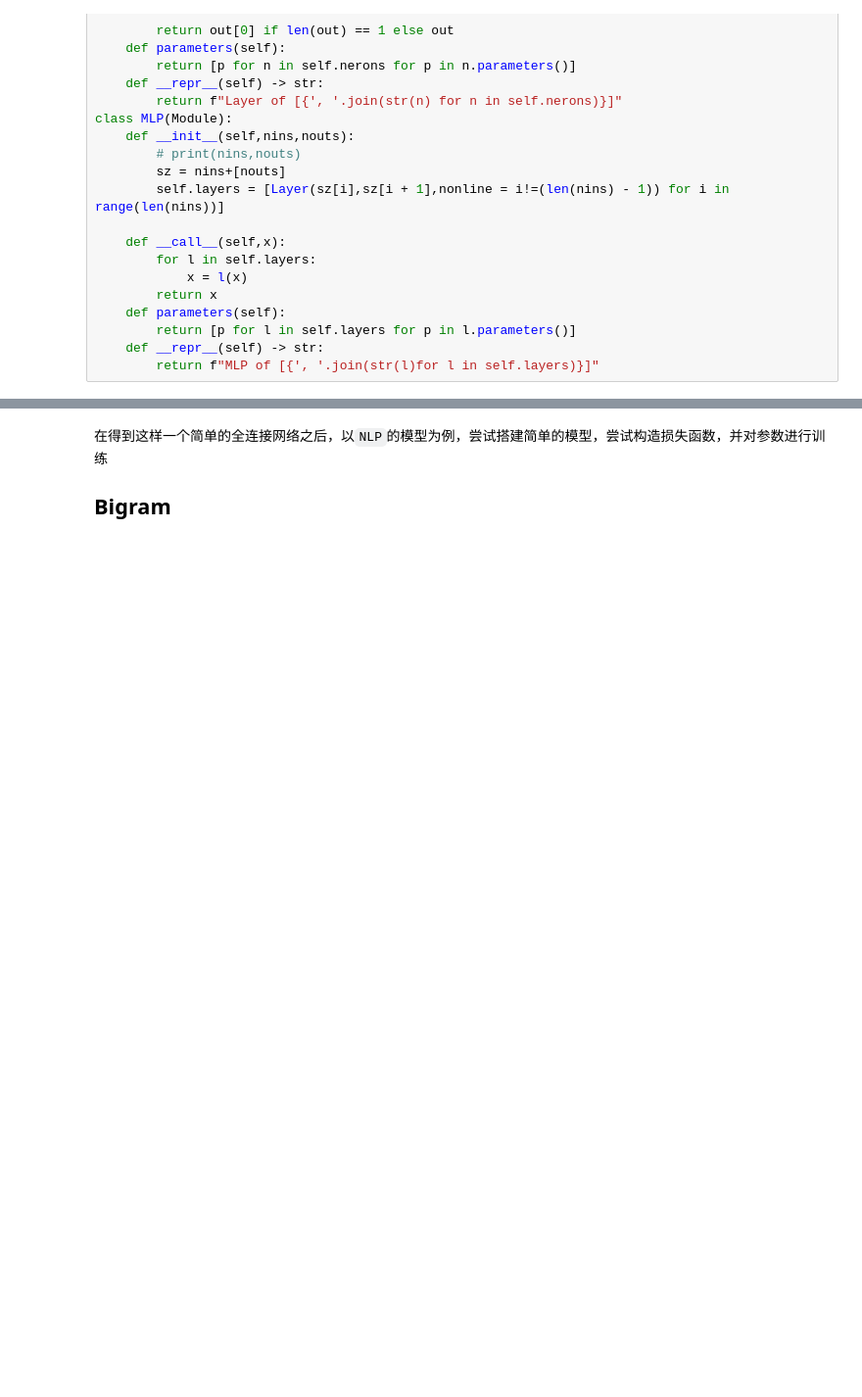
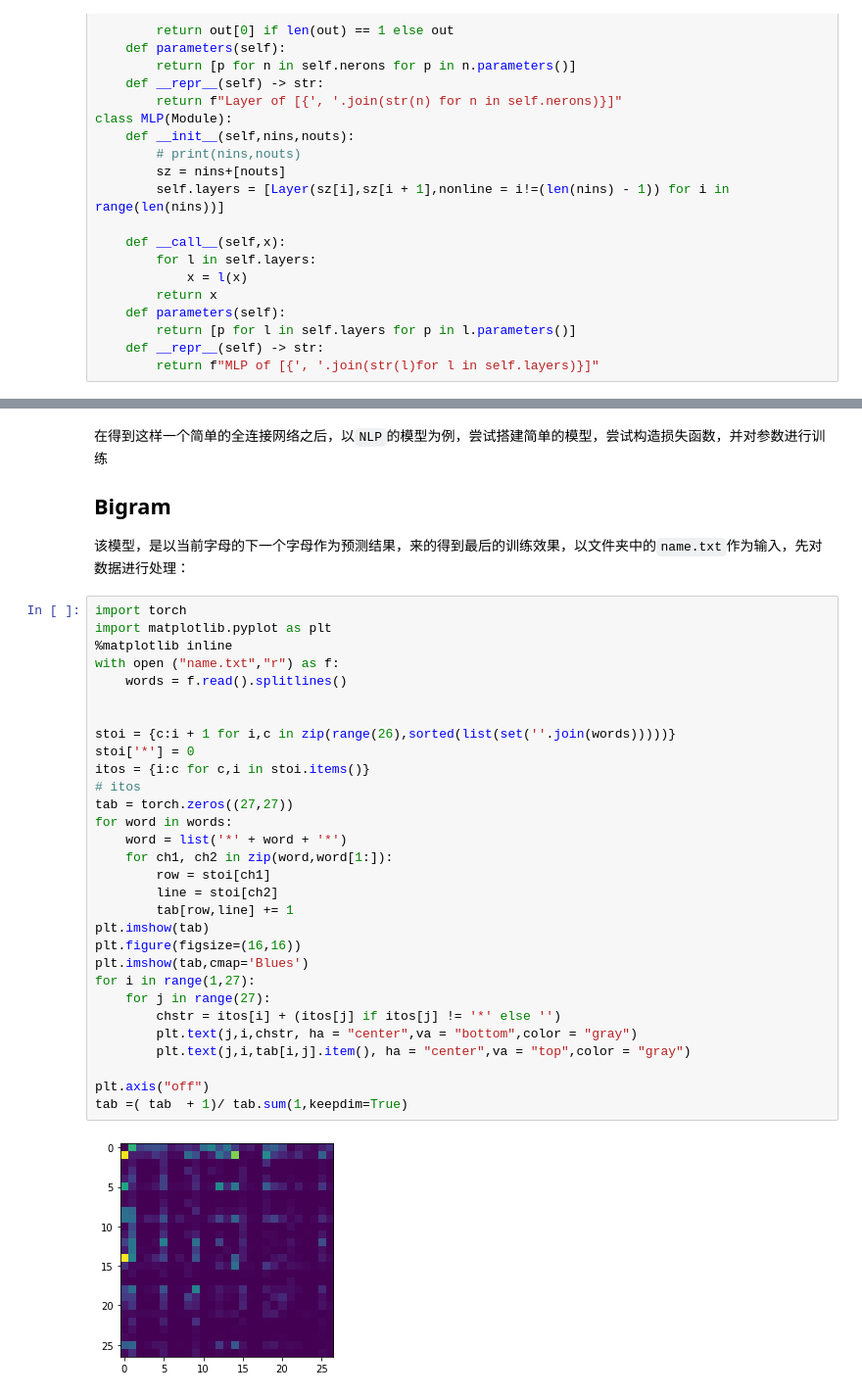
Before and after one commit to dimshimmer/dimshimmer.github.io, a Jupyter notebook: my_collection/_gpt/2023-04-25-Pre_studying.ipynb, the cells around one changed output, grey strips where cells are left out. Shown: that part at 98% size. Drawn from its saved outputs; the diff is of its cells as text; blank space fills up the shorter version.

```diff
--- a/my_collection/_gpt/2023-04-25-Pre_studying.ipynb
+++ b/my_collection/_gpt/2023-04-25-Pre_studying.ipynb
@@ -228,3 +228,36 @@ draw_dot(y_out)
 # %% [markdown]
 在得到这样一个简单的全连接网络之后，以`NLP`的模型为例，尝试搭建简单的模型，尝试构造损失函数，并对参数进行训练
 ## Bigram
+该模型，是以当前字母的下一个字母作为预测结果，来的得到最后的训练效果，以文件夹中的`name.txt`作为输入，先对数据进行处理：
+# %%
+import torch
+import matplotlib.pyplot as plt
+%matplotlib inline
+with open ("name.txt","r") as f:
+    words = f.read().splitlines()
+
+
+stoi = {c:i + 1 for i,c in zip(range(26),sorted(list(set(''.join(words)))))}
+stoi['*'] = 0
+itos = {i:c for c,i in stoi.items()}
+# itos
+tab = torch.zeros((27,27))
+for word in words:
+    word = list('*' + word + '*')
+    for ch1, ch2 in zip(word,word[1:]):
+        row = stoi[ch1]
+        line = stoi[ch2]
+        tab[row,line] += 1
+plt.imshow(tab)
+plt.figure(figsize=(16,16))
+plt.imshow(tab,cmap='Blues')
+for i in range(1,27):
+    for j in range(27):
+        chstr = itos[i] + (itos[j] if itos[j] != '*' else '')
+        plt.text(j,i,chstr, ha = "center",va = "bottom",color = "gray")
+        plt.text(j,i,tab[i,j].item(), ha = "center",va = "top",color = "gray")
+
+plt.axis("off")
+tab =( tab  + 1)/ tab.sum(1,keepdim=True)
+# %% [output]
+[figure, added]
```
Also changed, not shown: parts of 14 cells of this notebook, 4 other files.
